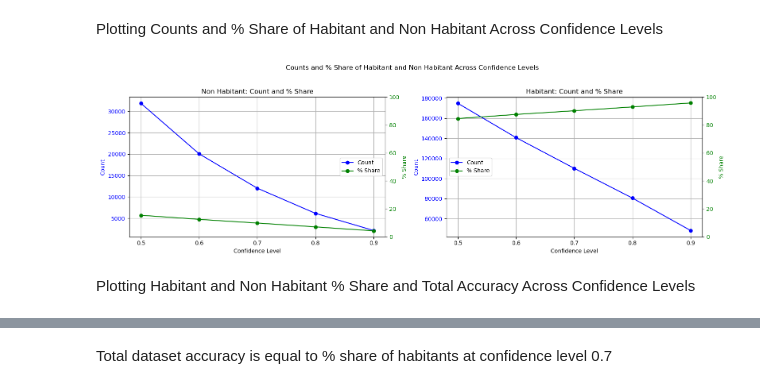
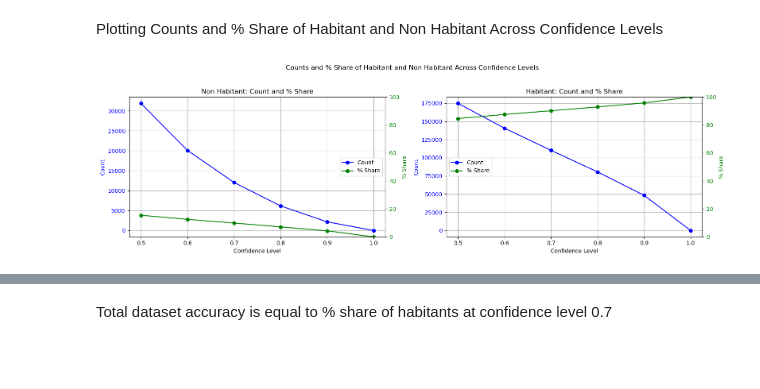
Before and after one commit to andreihushcha/bird_audio_2025, a Jupyter notebook: EDA_20250318.ipynb, the cells around one changed output, grey strips where cells are left out. Drawn from its saved outputs; the diff is of its cells as text; code cells hidden in the pictures; blank space fills up the shorter version.

```diff
--- a/EDA_20250318.ipynb
+++ b/EDA_20250318.ipynb
@@ -203,6 +162,7 @@ data_06 = data[data['Confidence'] >= 0.6]
 data_07 = data[data['Confidence'] >= 0.7]
 data_08 = data[data['Confidence'] >= 0.8]
 data_09 = data[data['Confidence'] >= 0.9]
+data_10 = data[data['Confidence'] == 1.0]
 # %%
 print('data_05')
 accuracy(data_05)
@@ -236,14 +198,14 @@ _ _ _ _ _ _ _ _ _ _ _ _ _ _ _ _ _ _ _ _ _ _ _ _ _ _ _ _ _ _ _ _ _ _ _ _ _ _ _ _
 Plot Total, Habitant and Non Habitant observations by confidence levels
 # %%
 # Define confidence levels and corresponding datasets
-datasets = ['0.5', '0.6', '0.7', '0.8', '0.9']
+datasets = ['0.5', '0.6', '0.7', '0.8', '0.9', '1.0']
 
 # Extract counts for values 0 and 1 for each dataset
-counts_0 = [x['Habitant'].value_counts().get(0, 0) for x in [data_05, data_06, data_07, data_08, data_09]]
-counts_1 = [x['Habitant'].value_counts().get(1, 0) for x in [data_05, data_06, data_07, data_08, data_09]]
+counts_0 = [x['Habitant'].value_counts().get(0, 0) for x in [data_05, data_06, data_07, data_08, data_09, data_10]]
+counts_1 = [x['Habitant'].value_counts().get(1, 0) for x in [data_05, data_06, data_07, data_08, data_09, data_10]]
 
 # Compute total observations counts for each dataset
-total_counts = [len(data_05), len(data_06), len(data_07), len(data_08), len(data_09)]
+total_counts = [len(data_05), len(data_06), len(data_07), len(data_08), len(data_09), len(data_10)]
 
 # Define x-axis positions
 x = range(len(datasets))
@@ -265,5 +308,4 @@ plt.show()
 # %%
-datasets = ['0.5', '0.6', '0.7', '0.8', '0.9']
 
 # Compute average accuracies for each dataset
 accuracies = [
@@ -271,15 +313,9 @@ accuracies = [
     data_06['Confidence'].mean().round(3),
     data_07['Confidence'].mean().round(3),
     data_08['Confidence'].mean().round(3),
-    data_09['Confidence'].mean().round(3)
+    data_09['Confidence'].mean().round(3),
+    data_10['Confidence'].mean()  # Assuming data_10 is defined
 ]
-
-# Extract counts for values 0 and 1 for each dataset
-counts_0 = [x['Habitant'].value_counts().get(0, 0) for x in [data_05, data_06, data_07, data_08, data_09]]
-counts_1 = [x['Habitant'].value_counts().get(1, 0) for x in [data_05, data_06, data_07, data_08, data_09]]
-
-# Compute total observation counts for each dataset
-total_counts = [len(data_05), len(data_06), len(data_07), len(data_08), len(data_09)]
 
 # Define x-axis positions for the confidence levels
 x = range(len(datasets))
@@ -365,15 +401,15 @@ Relative differences (%): [-22.21 -23.97 -29.02 -41.74]
 # %% [markdown]
 Plotting Counts and % Share of Habitant and Non Habitant Across Confidence Levels
 # %%
-datasets = ['0.5', '0.6', '0.7', '0.8', '0.9']
+
 x = range(len(datasets))
 
 # Compute counts and percentages for Habitants 0 and 1
-counts_0 = [x['Habitant'].value_counts().get(0, 0) for x in [data_05, data_06, data_07, data_08, data_09]]
-percentage_0 = [x['Habitant'].value_counts(normalize=True).get(0, 0) * 100 for x in [data_05, data_06, data_07, data_08, data_09]]
+counts_0 = [x['Habitant'].value_counts().get(0, 0) for x in [data_05, data_06, data_07, data_08, data_09, data_10]]
+percentage_0 = [x['Habitant'].value_counts(normalize=True).get(0, 0) * 100 for x in [data_05, data_06, data_07, data_08, data_09, data_10]]
 
-counts_1 = [x['Habitant'].value_counts().get(1, 0) for x in [data_05, data_06, data_07, data_08, data_09]]
-percentage_1 = [x['Habitant'].value_counts(normalize=True).get(1, 0) * 100 for x in [data_05, data_06, data_07, data_08, data_09]]
+counts_1 = [x['Habitant'].value_counts().get(1, 0) for x in [data_05, data_06, data_07, data_08, data_09, data_10]]
+percentage_1 = [x['Habitant'].value_counts(normalize=True).get(1, 0) * 100 for x in [data_05, data_06, data_07, data_08, data_09, data_10]]
 
 # Create a figure with two subplots side by side
 fig, (ax_left, ax_right) = plt.subplots(1, 2, figsize=(16, 5))
@@ -400,33 +436,31 @@ lines_left, labels_left = ax_left.get_legend_handles_labels()
 lines_left_twin, labels_left_twin = ax_left_twin.get_legend_handles_labels()
 ax_left.legend(lines_left + lines_left_twin, labels_left + labels_left_twin, loc='center right')
 
 # Habitant
 ax_right.plot(x, counts_1, marker='o', linestyle='-', color = 'blue', label='Count')
 ax_right.set_xlabel("Confidence Level")
 ax_right.set_ylabel("Count", color = 'blue')
 ax_right.tick_params(axis='y', labelcolor='blue')
 ax_right.set_xticks(x)
 ax_right.set_xticklabels(datasets)
 ax_right.grid(True)
 ax_right.set_title("Habitant: Count and % Share")
 
 # Create a twin y-axis for percentage on the right subplot
 ax_right_twin = ax_right.twinx()
 ax_right_twin.plot(x, percentage_1, marker='o', linestyle='-', color='green', label='% Share')
 ax_right_twin.set_ylabel("% Share", color ='green')
 ax_right_twin.tick_params(axis='y', labelcolor='green')
 ax_right_twin.set_ylim(0, 100)
 
 # Combine legends for the right subplot
 lines_right, labels_right = ax_right.get_legend_handles_labels()
 lines_right_twin, labels_right_twin = ax_right_twin.get_legend_handles_labels()
 ax_right.legend(lines_right + lines_right_twin, labels_right + labels_right_twin, loc='center left')
 
 # Add a main title and adjust layout
 plt.suptitle("Counts and % Share of Habitant and Non Habitant Across Confidence Levels")
 plt.tight_layout(rect=[0, 0, 1, 0.95])
 plt.show()
 # %% [output]
-[figure, old version]
+[figure, new version]
-# %% [markdown]
-Plotting Habitant and Non Habitant % Share and Total Accuracy Across Confidence Levels
```
Also changed, not shown: parts of 37 cells of this notebook.
